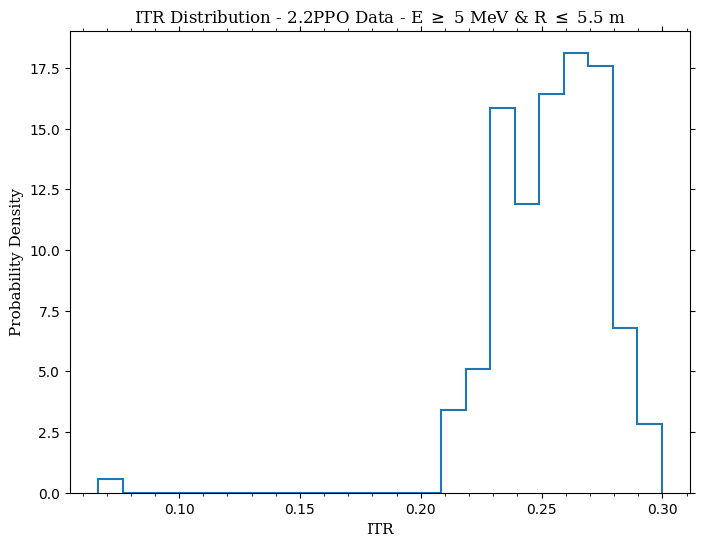
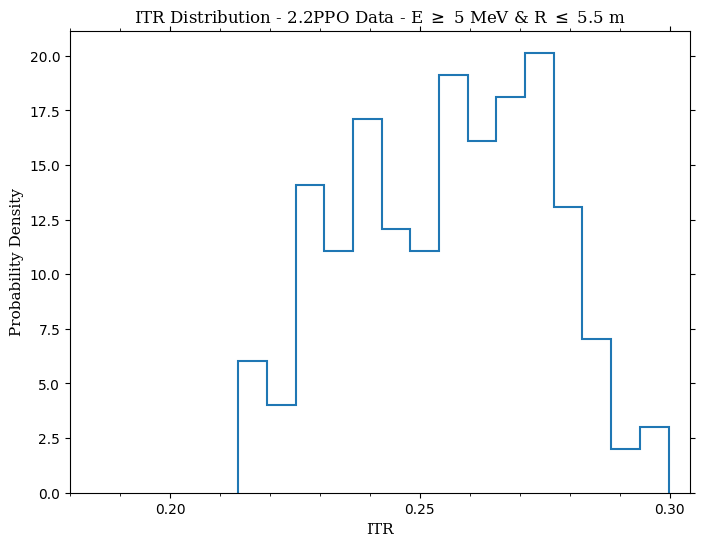
Code edit (unified diff) that turned the first committed figure into the second:
--- before
+++ after
@@ -1,8 +1,8 @@
-bins = 23
+bins = 15
 
 fig, ax = plt.subplots(figsize = (8, 6))
 
 #sn.histplot(itr, bins = bins, element = 'step', alpha = 0, linewidth = 1.2, stat = 'density')
-plt.hist(itr, bins = bins, histtype='step', linewidth=1.5, density = True)
+plt.hist(itr[itr > 0.17], bins = bins, histtype='step', linewidth=1.5, density = True)
 
 plt.xlabel('ITR', fontdict = font_style_axis)
@@ -19,5 +19,5 @@
 ax.tick_params(which='major', top=True, bottom=True, left=True, right=True)
 
-#plt.xlim(0.22, 0.29)
+plt.xlim(0.18, )
 
 plt.title(rf'ITR Distribution - 2.2PPO Data - E $\geq$ {en_inf_cut} MeV & R $\leq$ {posr_cut*10**(-3)} m', 

Commit: updating analysis